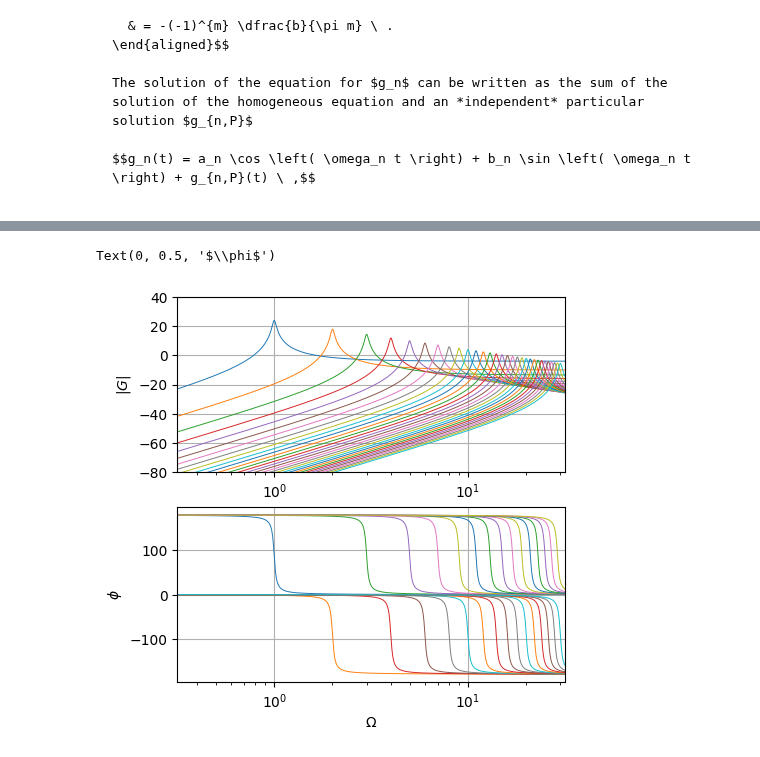
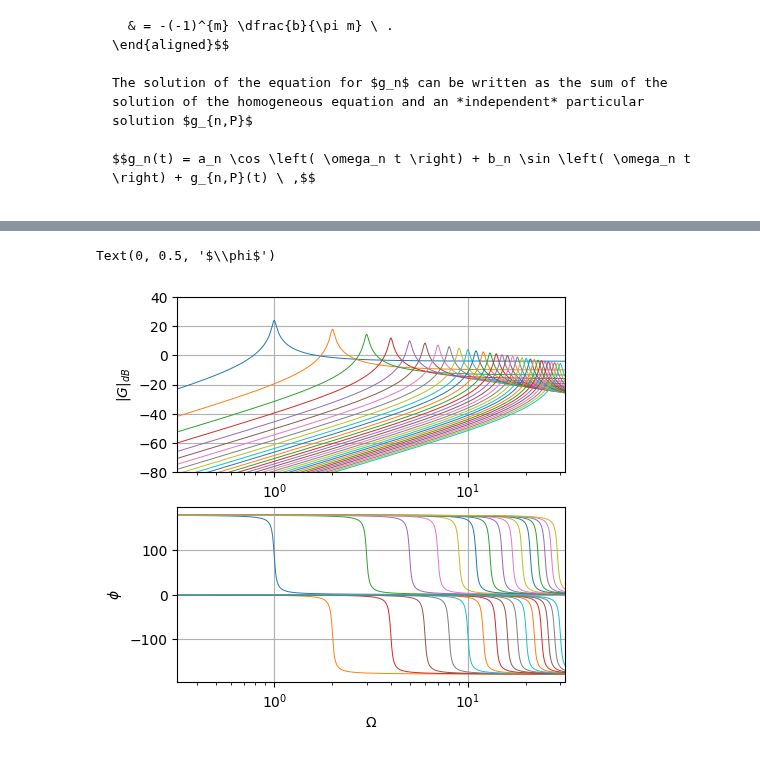
Before and after one commit to Basics2022/myblog, a Jupyter notebook: posts/modes-in-structures/index.ipynb, the cells around one changed output, grey strips where cells are left out. Cells and saved outputs as stored; diff of their text form; code cells hidden in the pictures.

```diff
--- a/posts/modes-in-structures/index.ipynb
+++ b/posts/modes-in-structures/index.ipynb
@@ -246,32 +258,32 @@ fig, ax = plt.subplots(2,1, figsize=(5, 5))
 
 for i_mode in i_modes:
     #> Mode parameters
     k_n = i_mode * np.pi / b
     omega_n = k_n * c
     xi_n = xi
 
     #> Continuous-time TF (no dt is given as a third argument in signal.TransferFunction)
     # defined with numerator and denominator
     num = np.array([1, 0, 0]) * (-1)**(i_mode+1) * 2. / ( np.pi * i_mode )
     den = np.array([1, 2*xi_n*omega_n, omega_n**2])
     sys = signal.TransferFunction(num, den)
 
     #> Evaluation of magnitude and phase of the TF of the LTI system sys
     # mag is in dB i.e. |G|_{dB} = 20 log_10{|G|}se
     w, mag, phase = signal.bode(sys, omegas)
 
     #> Plot
     ax[0].semilogx(omegas, mag  , lw=.7)
     ax[1].semilogx(omegas, phase, lw=.7)
 
 G_ticks = 20 * np.arange(-4,3)
 ax[0].set_yticks(G_ticks)
 ax[0].set_xlim(omegas[0], omegas[-1]);  ax[0].grid()
 ax[0].set_ylim(G_ticks[0], G_ticks[-1])
 ax[1].set_xlim(omegas[0], omegas[-1]);  ax[1].grid()
-ax[0].set_ylabel('$|G|$')
+ax[0].set_ylabel('$|G|_{dB}$')
 ax[1].set_xlabel('$\Omega$')
 ax[1].set_ylabel('$\phi$')
 # %% [output]
 Text(0, 0.5, '$\\phi$')
-[figure, old version]
+[figure, new version]
```
Also changed, not shown: parts of 4 cells of this notebook, 7 other files.
